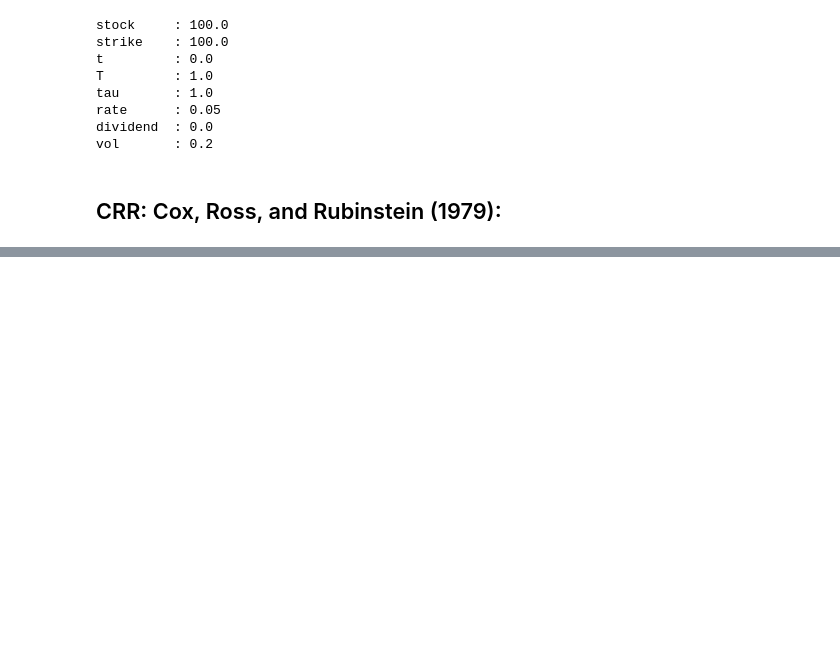
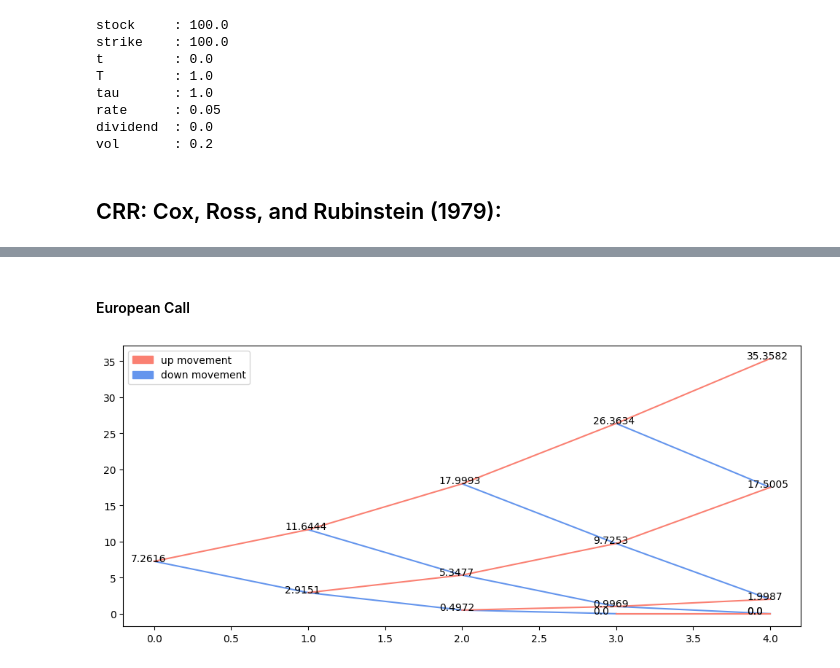
Before and after one commit to julesleclair/BinomialTree, a Jupyter notebook: CRR_implementation.ipynb, the cells around one changed output, grey strips where cells are left out. Cells and saved outputs as stored; diff of their text form; code cells hidden in the pictures; blank space fills up the shorter version.

```diff
--- a/CRR_implementation.ipynb
+++ b/CRR_implementation.ipynb
@@ -214,0 +68,6 @@ array([[ 4.29872139,  1.42153265,  0.        ,  0.        ,  0.        ],
+# %% [markdown]
+#### European Call
+# %%
+GraphTree(t.t_eu_c, fig_size = (12,5)).real_tree()
+# %% [output]
+[figure, added]
```
Also changed, not shown: parts of 35 cells of this notebook, 7 other files.
